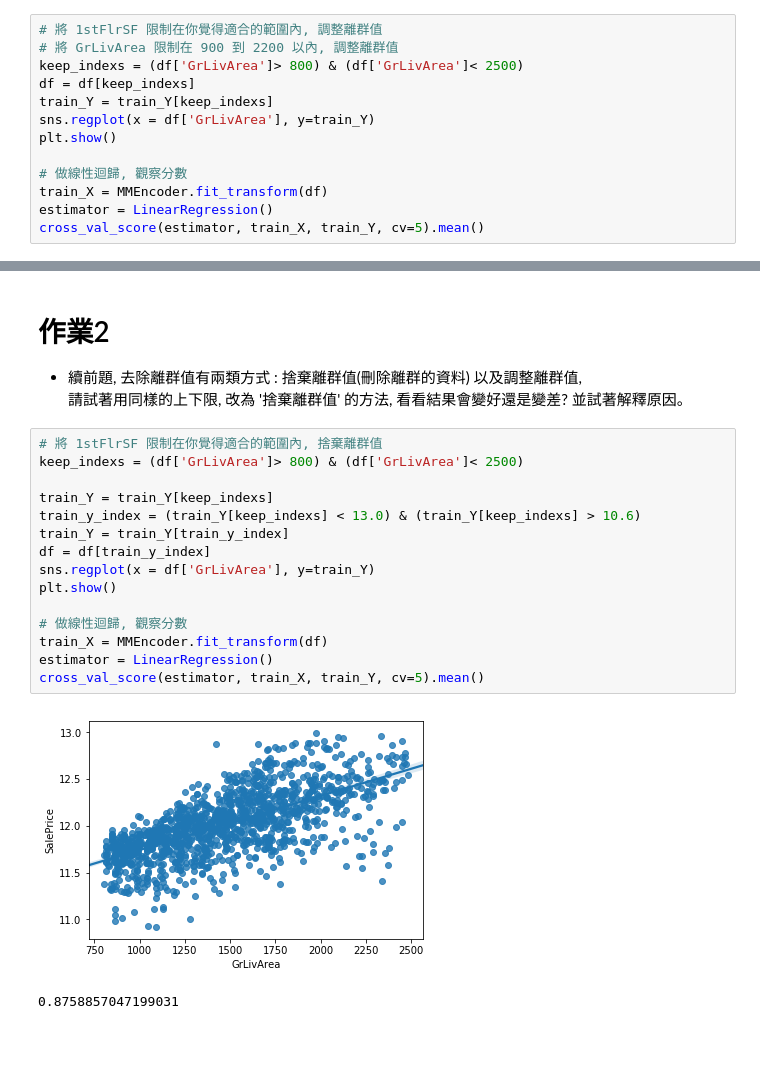
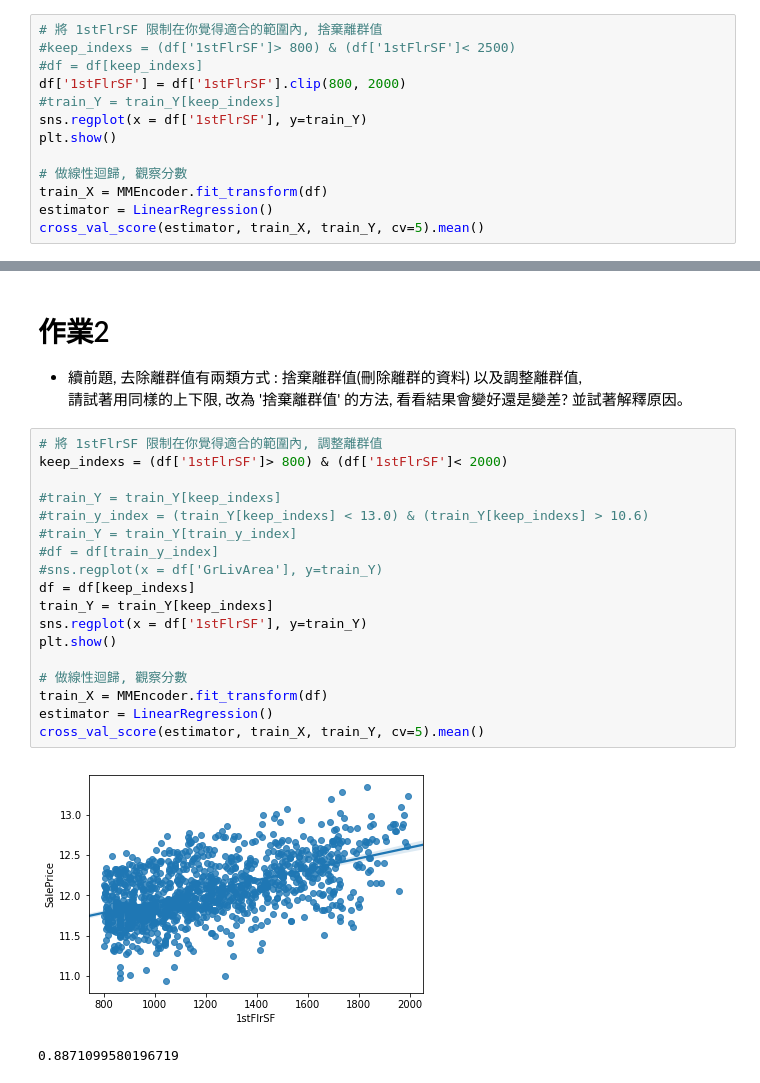
Before and after one commit to luokamars/3rd-ML100Days, a Jupyter notebook: homework/Day_010_HW.ipynb, the cells around one changed output, grey strips where cells are left out. Cells and saved outputs as stored; diff of their text form; blank space fills up the shorter version.

```diff
--- a/homework/Day_010_HW.ipynb
+++ b/homework/Day_010_HW.ipynb
@@ -71,12 +71,12 @@ cross_val_score(estimator, train_X, train_Y, cv=5).mean()
 <Figure size 640x480 with 1 Axes>
 0.846643681071632
 # %%
-# 將 1stFlrSF 限制在你覺得適合的範圍內, 調整離群值
-# 將 GrLivArea 限制在 900 到 2200 以內, 調整離群值
-keep_indexs = (df['GrLivArea']> 800) & (df['GrLivArea']< 2500)
-df = df[keep_indexs]
-train_Y = train_Y[keep_indexs]
-sns.regplot(x = df['GrLivArea'], y=train_Y)
+# 將 1stFlrSF 限制在你覺得適合的範圍內, 捨棄離群值
+#keep_indexs = (df['1stFlrSF']> 800) & (df['1stFlrSF']< 2500)
+#df = df[keep_indexs]
+df['1stFlrSF'] = df['1stFlrSF'].clip(800, 2000)
+#train_Y = train_Y[keep_indexs]
+sns.regplot(x = df['1stFlrSF'], y=train_Y)
 plt.show()
 
 # 做線性迴歸, 觀察分數
@@ -91,20 +91,23 @@ cross_val_score(estimator, train_X, train_Y, cv=5).mean()
 * 續前題, 去除離群值有兩類方式 :  捨棄離群值(刪除離群的資料) 以及調整離群值,
 請試著用同樣的上下限, 改為 '捨棄離群值' 的方法, 看看結果會變好還是變差? 並試著解釋原因。
 # %%
-# 將 1stFlrSF 限制在你覺得適合的範圍內, 捨棄離群值
-keep_indexs = (df['GrLivArea']> 800) & (df['GrLivArea']< 2500)
+# 將 1stFlrSF 限制在你覺得適合的範圍內, 調整離群值
+keep_indexs = (df['1stFlrSF']> 800) & (df['1stFlrSF']< 2000)
 
+#train_Y = train_Y[keep_indexs]
+#train_y_index = (train_Y[keep_indexs] < 13.0) & (train_Y[keep_indexs] > 10.6)
+#train_Y = train_Y[train_y_index]
+#df = df[train_y_index]
+#sns.regplot(x = df['GrLivArea'], y=train_Y)
+df = df[keep_indexs]
 train_Y = train_Y[keep_indexs]
-train_y_index = (train_Y[keep_indexs] < 13.0) & (train_Y[keep_indexs] > 10.6)
-train_Y = train_Y[train_y_index]
-df = df[train_y_index]
-sns.regplot(x = df['GrLivArea'], y=train_Y)
+sns.regplot(x = df['1stFlrSF'], y=train_Y)
 plt.show()
 
 # 做線性迴歸, 觀察分數
 train_X = MMEncoder.fit_transform(df)
 estimator = LinearRegression()
 cross_val_score(estimator, train_X, train_Y, cv=5).mean()
 # %% [output]
-[figure, old version]
+[figure, new version]
-0.8758857047199031
+0.8871099580196719
```
Also changed, not shown: parts of 1 cell of this notebook, 1 other file.
